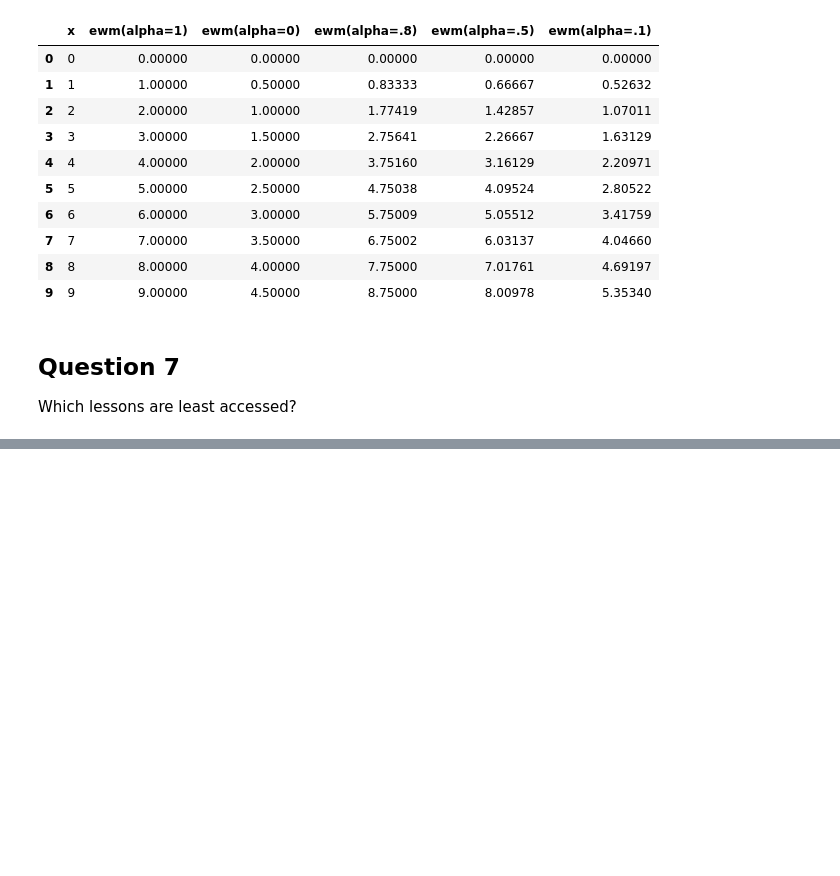
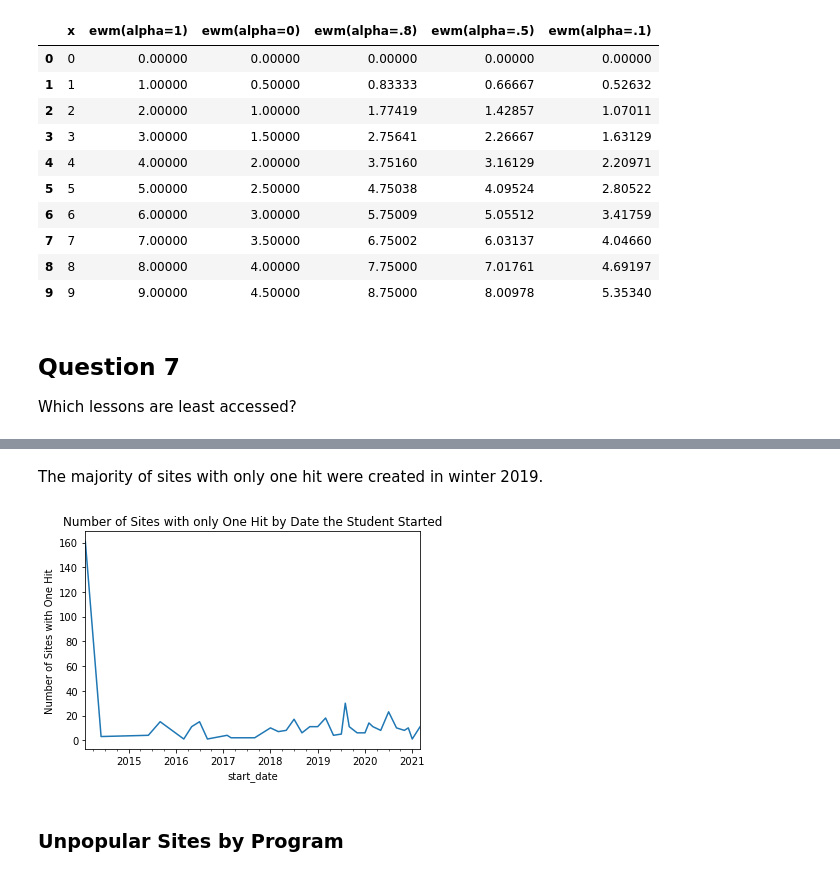
Before and after one commit to malachi-hale/anomaly-detection-project, a Jupyter notebook: Main_Notebook.ipynb, the cells around one changed output, grey strips where cells are left out. Saved outputs shown, nothing was run; the diff lists cells and outputs as text; code cells hidden in the pictures; blank space fills up the shorter version.

```diff
--- a/Main_Notebook.ipynb
+++ b/Main_Notebook.ipynb
@@ -1093,0 +1169,9 @@ hits_per_page[hits_per_page.path == 1]
+# %% [markdown]
+The majority of sites with only one hit were created in winter 2019.
+# %%
+one_hit_visualization = one_hit['start_date'].groupby([one_hit['start_date'].dt.to_period("M")]).agg('count').plot()
+labels = one_hit_visualization.set(Title = "Number of Sites with only One Hit by Date the Student Started", ylabel = "Number of Sites with One Hit")
+# %% [output]
+[figure, added]
+# %% [markdown]
+### Unpopular Sites by Program
```
Also changed, not shown: parts of 28 cells of this notebook.
